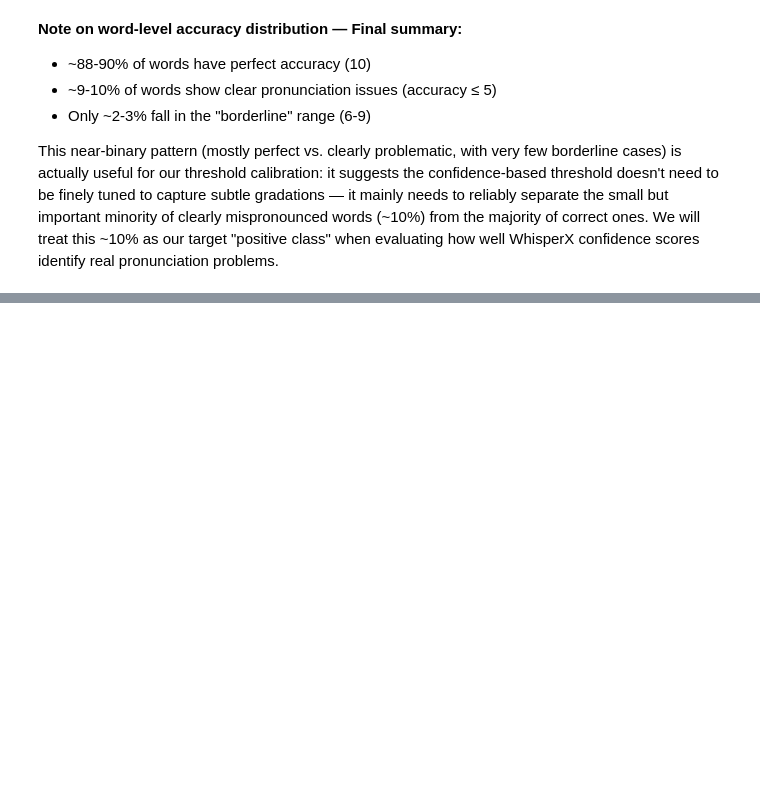
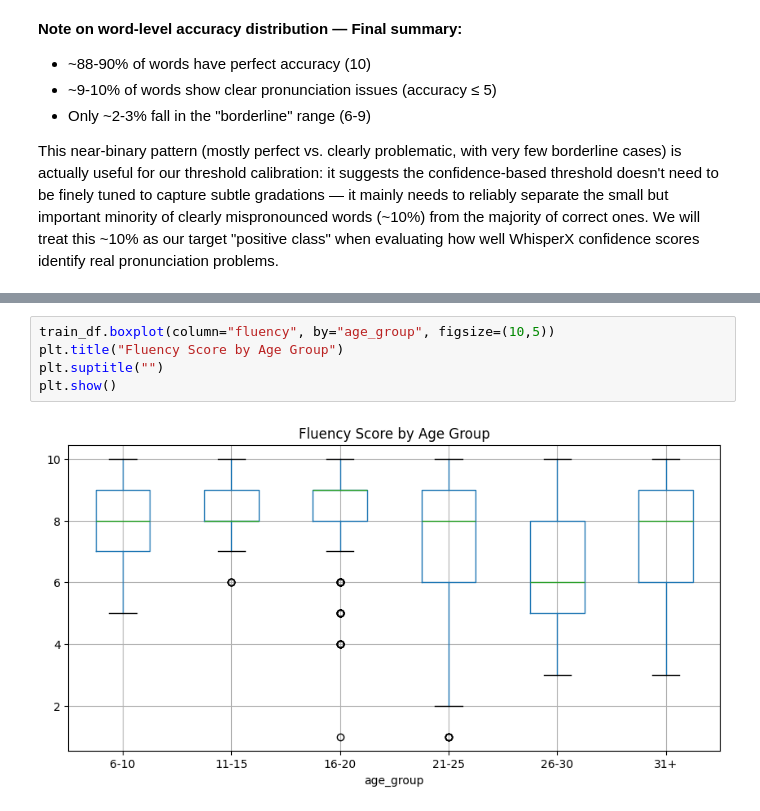
Before and after one commit to maabmusa7/BinX_Tech_Internship_Project_GROUP5, a Jupyter notebook: ai-ml/stt-whisperx/whisperx_pronunciation.ipynb, the cells around one changed output, grey strips where cells are left out. Saved outputs shown, nothing was run; the diff lists cells and outputs as text; blank space fills up the shorter version.

```diff
--- a/ai-ml/stt-whisperx/whisperx_pronunciation.ipynb
+++ b/ai-ml/stt-whisperx/whisperx_pronunciation.ipynb
@@ -332,0 +418,7 @@ identify real pronunciation problems.
+# %%
+train_df.boxplot(column="fluency", by="age_group", figsize=(10,5))
+plt.title("Fluency Score by Age Group")
+plt.suptitle("")
+plt.show()
+# %% [output]
+[figure, added]
```
Also changed, not shown: parts of 13 cells of this notebook.
